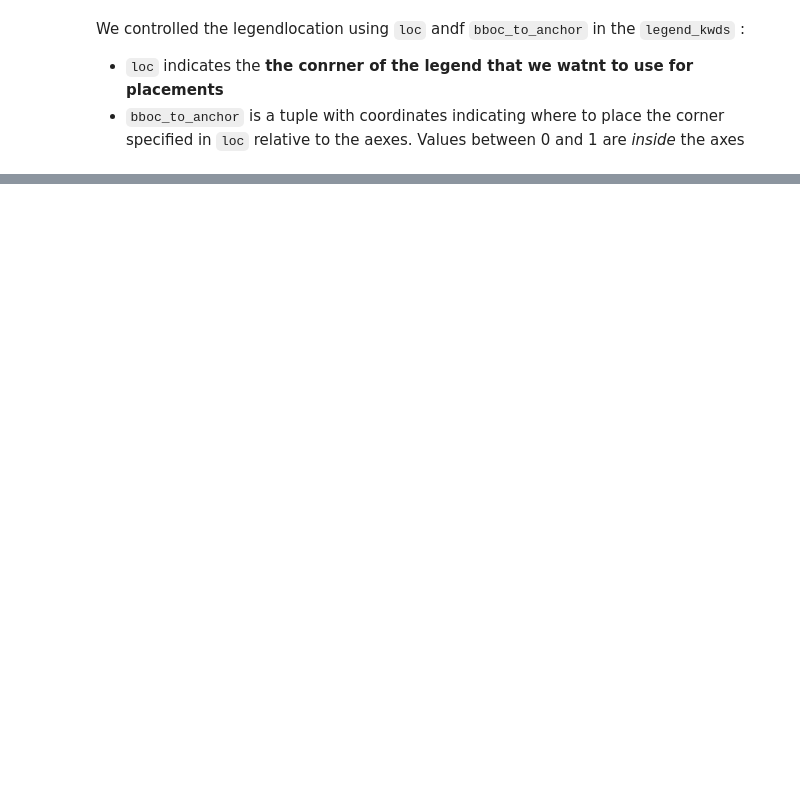
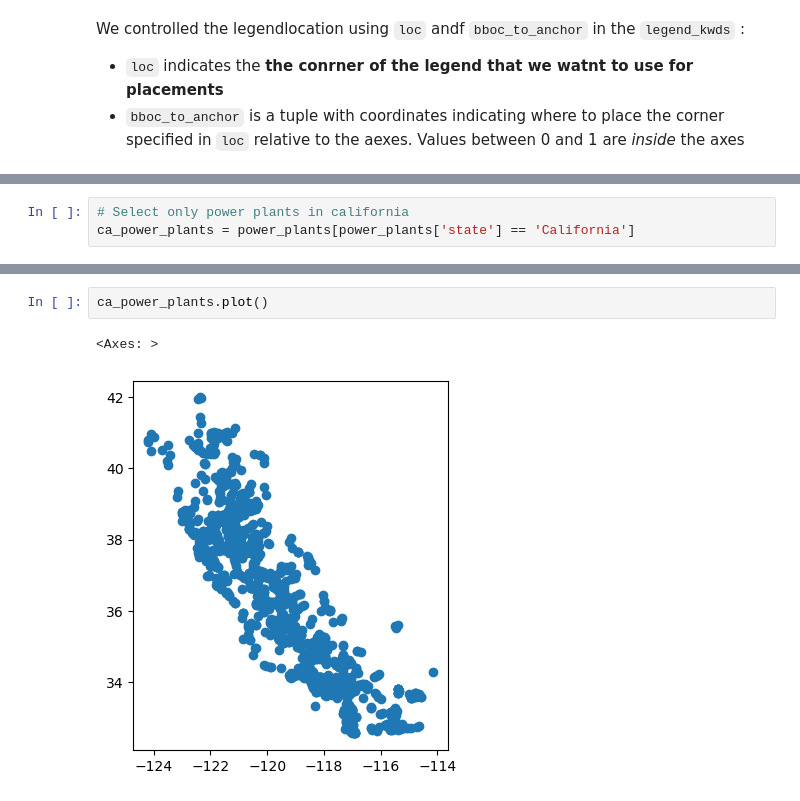
Before and after one commit to Aoverbye/eds220-2024-in-class, a Jupyter notebook: week5-csv-to-geodf.ipynb, the cells around one changed output, grey strips where cells are left out. Saved outputs shown, nothing was run; the diff lists cells and outputs as text; blank space fills up the shorter version.

```diff
--- a/week5-csv-to-geodf.ipynb
+++ b/week5-csv-to-geodf.ipynb
@@ -326,0 +413,3 @@ We controlled the legendlocation using `loc` andf `bboc_to_anchor` in the `legen
+# %%
+# Select only power plants in california
+ca_power_plants = power_plants[power_plants['state'] == 'California']
@@ -326,0 +443,5 @@ We controlled the legendlocation using `loc` andf `bboc_to_anchor` in the `legen
+# %%
+ca_power_plants.plot()
+# %% [output]
+<Axes: >
+[figure, added]
```
Also changed, not shown: parts of 30 cells of this notebook, 1 other file.
